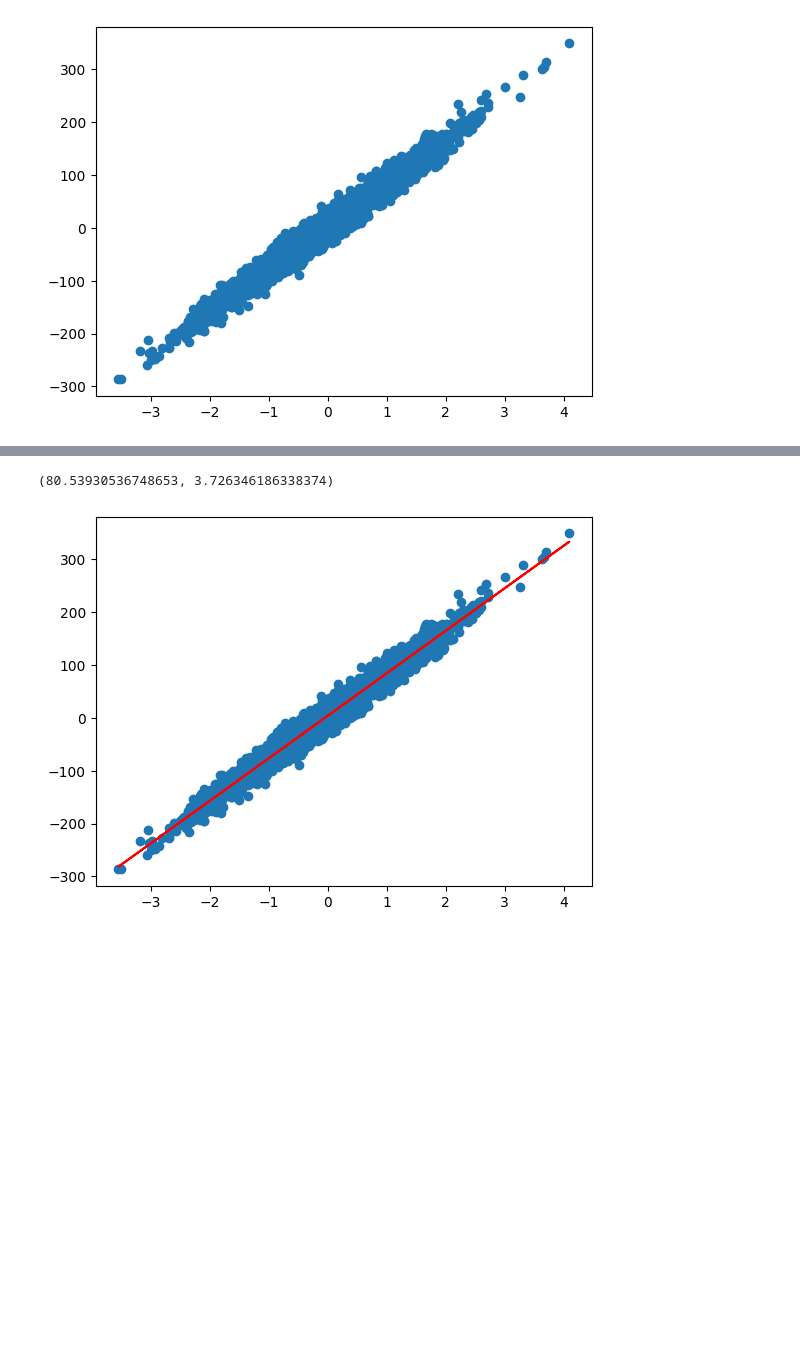
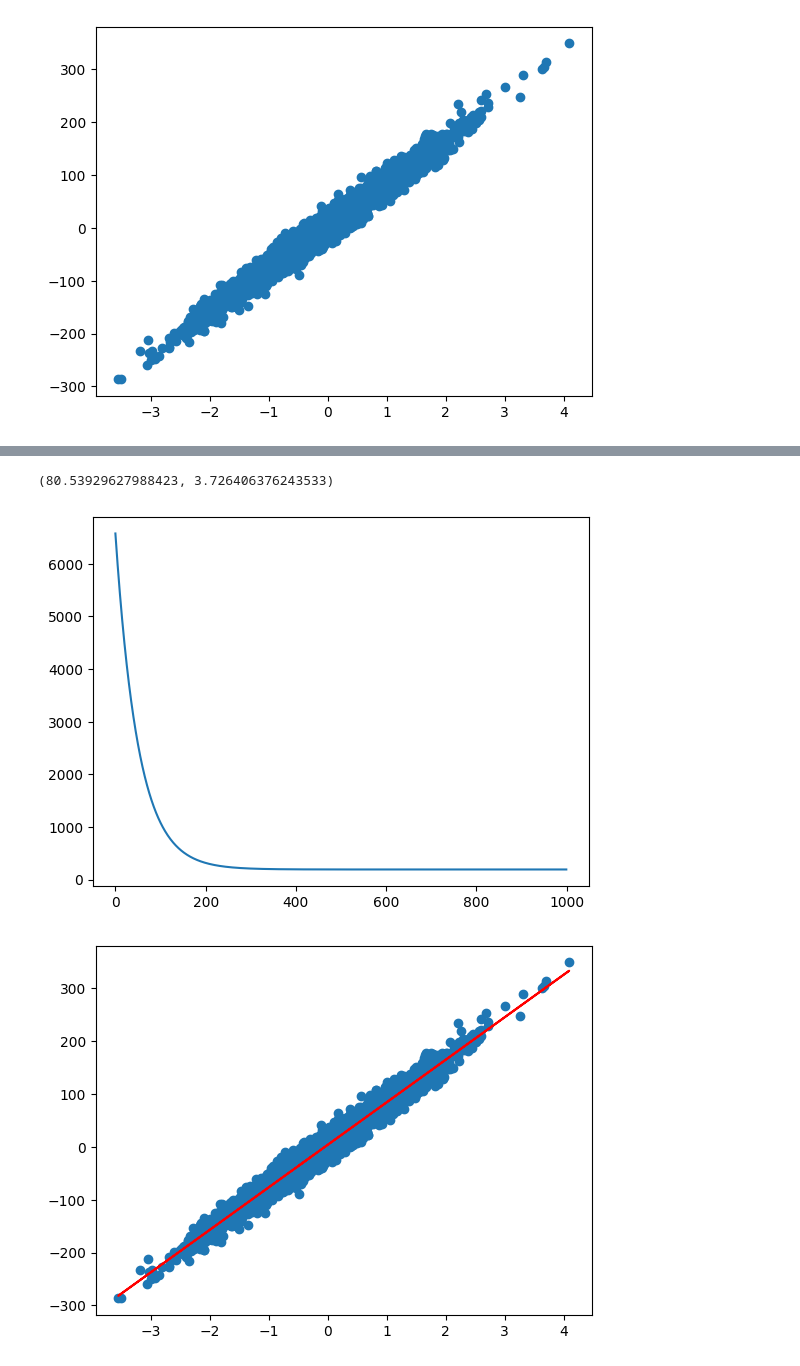
Before and after one commit to ShubhamSinghal12/DS_PP_JUL_24, a Jupyter notebook: Linear Regression/LinearRegression.ipynb, the cells around one changed output, grey strips where cells are left out. Saved outputs shown, nothing was run; the diff lists cells and outputs as text; code cells hidden in the pictures; blank space fills up the shorter version.

```diff
--- a/Linear Regression/LinearRegression.ipynb
+++ b/Linear Regression/LinearRegression.ipynb
@@ -23,14 +23,24 @@ def gradientDescent(x,y,lr=0.01,epochs = 1000):
     th1 = np.random.randn()
     th0 = np.random.randn()
     # print(th1,th0)
+    errorGD = []
     for i in range(epochs):
         y_pred = hypothesis(x,th1,th0)
         # print(y_pred)
         #Gradient
         th0 = th0 - lr*np.mean(y_pred-y)
         th1 = th1 - lr*np.mean((y_pred-y)*x)
+
+        errorGD.append(error(x,th1,th0,y))
+        print(f"Epoch: {i+1}, Error: {errorGD[-1]}, r2 score{r2_score(y,y_pred)}")
+
         # print(th1,th0)
 
-    return th1,th0
+    return th1,th0,errorGD
+
+def r2_score(y_true,y_pred):
+    rss = np.sum((y_true-y_pred)**2)
+    tss = np.sum((y_true-np.mean(y_true))**2)
+    return 1 - rss/tss
 # %%
-th1,th0 = gradientDescent(x_csv,y_csv)
+th1,th0,errorGD = gradientDescent(x_csv,y_csv)
@@ -37,7 +65,12 @@ th1,th0 = gradientDescent(x_csv,y_csv)
 # %%
 th1,th0
 # %% [output]
-(80.53930536748653, 3.726346186338374)
+(80.53929627988423, 3.726406376243533)
+# %%
+plt.plot(errorGD)
+plt.show()
+# %% [output]
+[figure, added]
 # %%
 plt.plot(x_csv,hypothesis(x_csv,th1,th0),c='r')
 plt.scatter(x_csv,y_csv)
```
Also changed, not shown: parts of 1 cell of this notebook, 1 other file.
